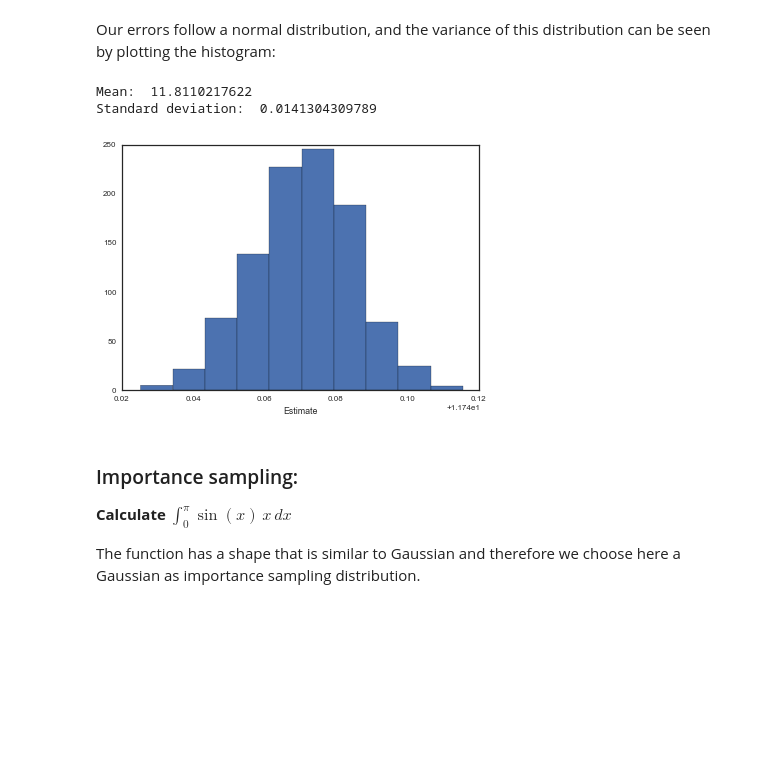
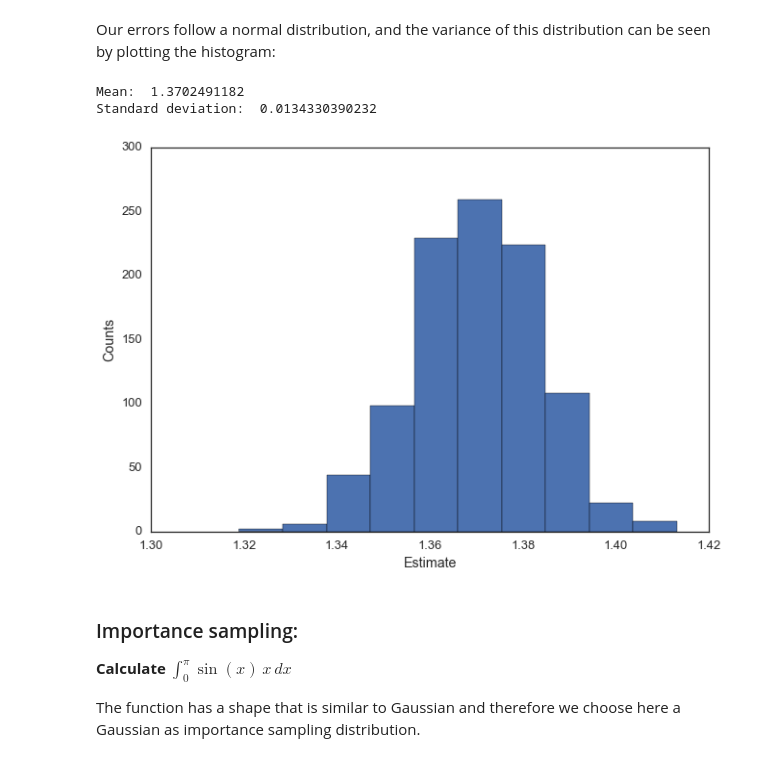
Before and after one commit to amlsf/stochastic_methods, a Jupyter notebook: Lectures/Lecture03_Monte_Carlo_Integration.ipynb, the cells around one changed output. Drawn from its saved outputs; the diff is of its cells as text; code cells hidden in the pictures; blank space fills up the shorter version.

```diff
--- a/Lectures/Lecture03_Monte_Carlo_Integration.ipynb
+++ b/Lectures/Lecture03_Monte_Carlo_Integration.ipynb
@@ -5,11 +5,11 @@ AM207: Verena Kaynig-Fittkau,and Pavlos Protopapas, Harvard University
 %matplotlib inline
 import numpy as np
 from scipy import stats
-from scipy.stats import normpia
+from scipy.stats import norm
 import matplotlib.pyplot as plt
 import seaborn as sns
 sns.set_style('white')
-sns.set_context('paper')
+sns.set_context('talk')
 # %% [markdown]
 ## Estimate the area of a unit circle
 # %%
@@ -159,26 +161,27 @@ Our errors follow a normal distribution, and the variance of this distribution c
 # %%
 # multiple MC estimations
 m=1000
 N=1000
 
 estimates = np.zeros(m)
 
 
 for i in np.arange(0,m):
     X = np.random.uniform(low=a, high=b, size=N) # N values uniformly drawn from a to b
     Y =f(X)   # calculate f(x)
 
     estimates[i]= (b-a) * np.sum(Y)/ N;
 
 
 plt.hist(estimates)
 plt.xlabel("Estimate")
+plt.ylabel("Counts")
 print "Mean: ", np.mean(estimates)
 print "Standard deviation: ", np.std(estimates)
 # %% [output]
-Mean:  11.8110217622
-Standard deviation:  0.0141304309789
+Mean:  1.3702491182
+Standard deviation:  0.0134330390232
-[figure, old version]
+[figure, new version]
 # %% [markdown]
 ### Importance sampling:
 
```
Also changed, not shown: parts of 11 cells of this notebook, 1 other file.
